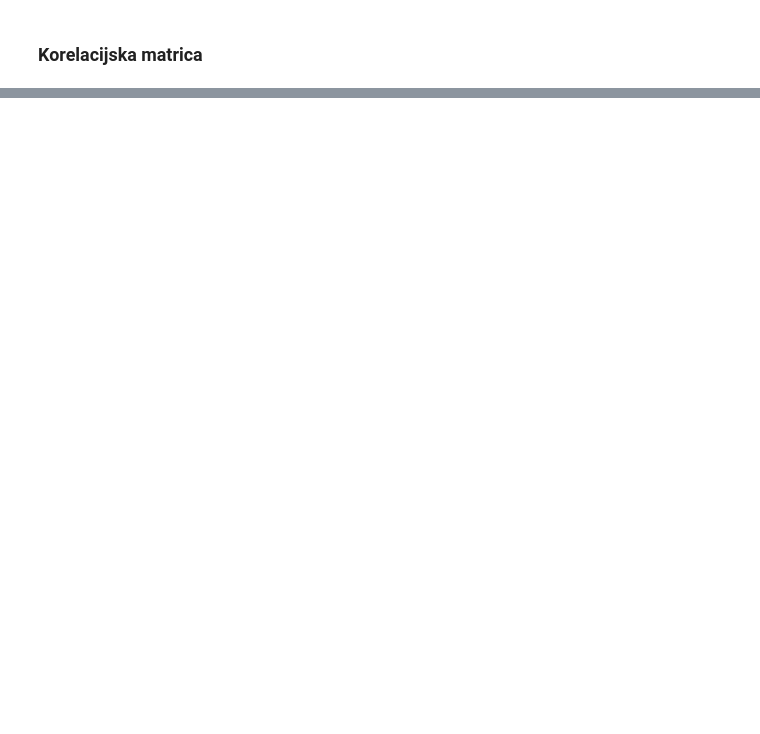
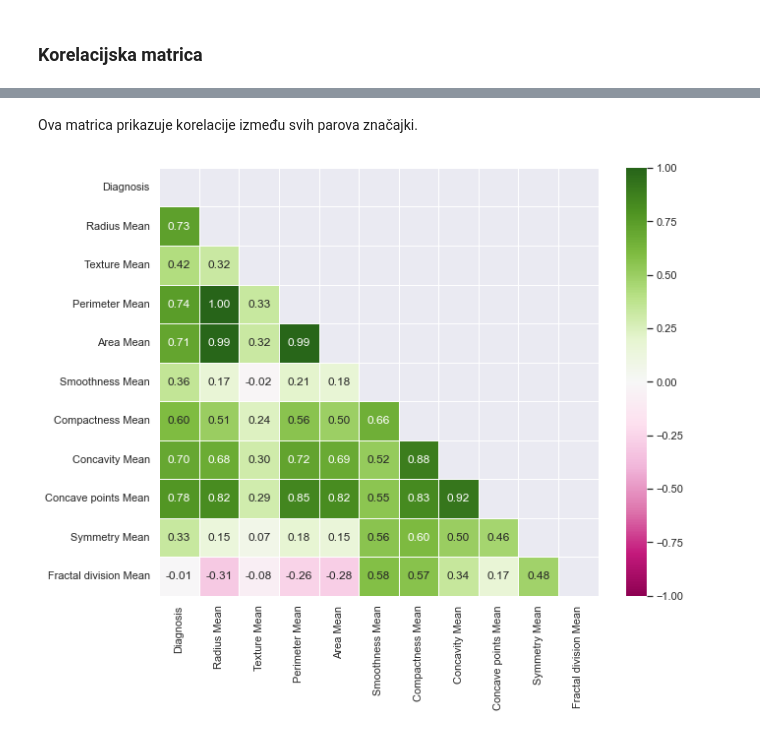
Before and after one commit to Antonio-Ilinovic/UUZOP_projekt, a Jupyter notebook: Breast_cancer_classifciation.ipynb, the cells around one changed output, grey strips where cells are left out. Drawn from its saved outputs; the diff is of its cells as text; code cells hidden in the pictures; blank space fills up the shorter version.

Commit message:
izmjene analize korelacije

```diff
--- a/Breast_cancer_classifciation.ipynb
+++ b/Breast_cancer_classifciation.ipynb
@@ -286,0 +309,9 @@ plt.show()
+# %% [markdown]
+Ova matrica prikazuje korelacije između svih parova značajki.
+# %%
+sns.set(rc={'figure.figsize':(10,8)})
+mask = np.triu(np.ones((11, 11)))
+sns.heatmap(data_with_numeric_diagnosis.iloc[:, 0:11].corr(), mask=mask, annot=True, fmt=".2f", cmap="PiYG", linewidths=.5, vmin=-1.0, vmax=1.0)
+plt.show()
+# %% [output]
+[figure, added]
```
Also changed, not shown: parts of 12 cells of this notebook.
